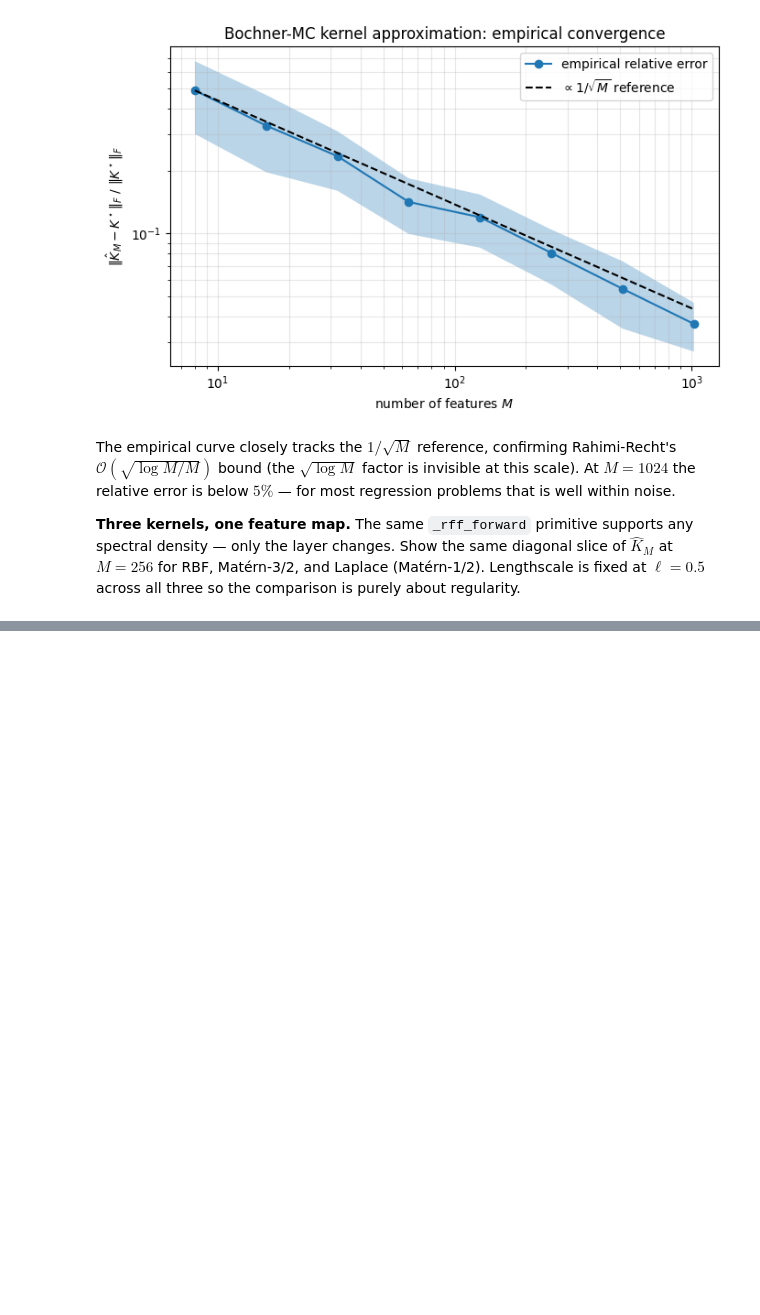
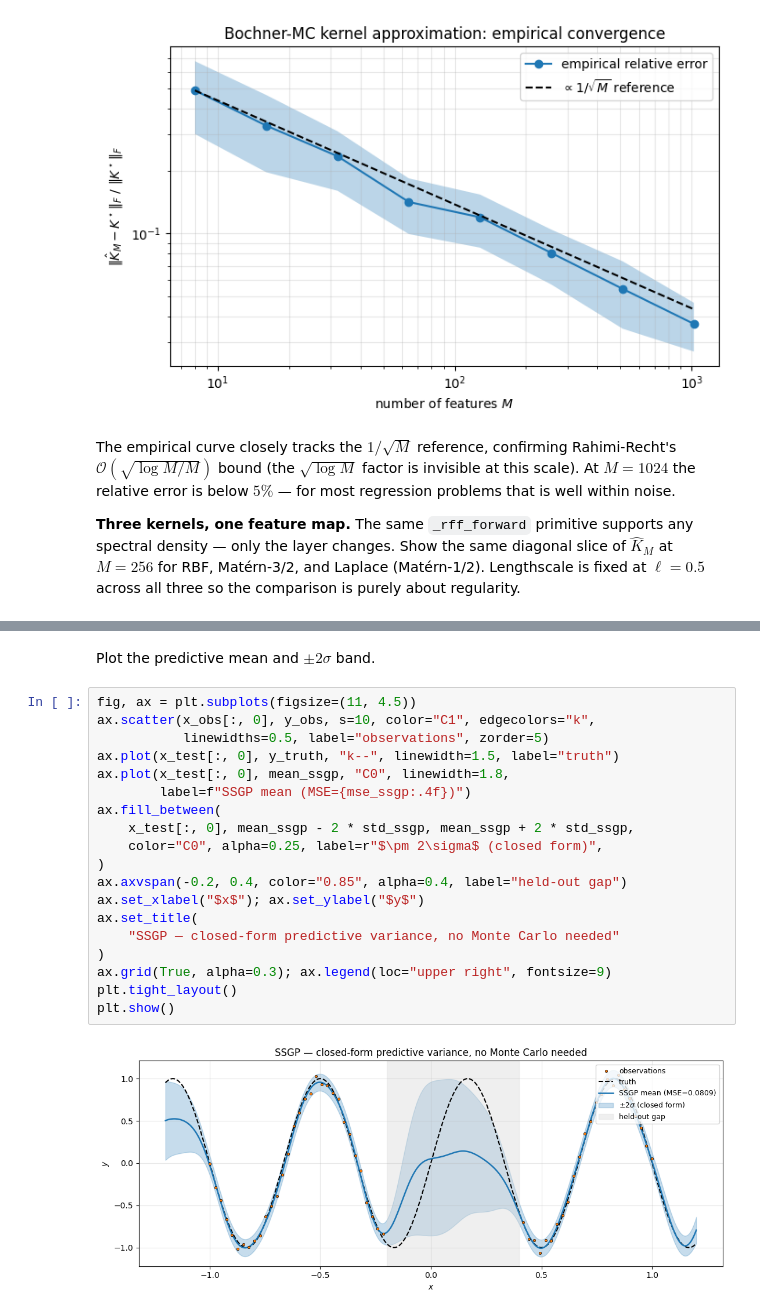
Before and after one commit to jejjohnson/pyrox, a Jupyter notebook: docs/notebooks/random_fourier_features.ipynb, the cells around one changed output, grey strips where cells are left out. Drawn from its saved outputs; the diff is of its cells as text; blank space fills up the shorter version.

```diff
--- a/docs/notebooks/random_fourier_features.ipynb
+++ b/docs/notebooks/random_fourier_features.ipynb
@@ -997,0 +667,23 @@ The grey individual-member traces are the SSGP draws — each is a finite-featur
+# %% [markdown]
+Plot the predictive mean and $\pm 2\sigma$ band.
+# %%
+fig, ax = plt.subplots(figsize=(11, 4.5))
+ax.scatter(x_obs[:, 0], y_obs, s=10, color="C1", edgecolors="k",
+           linewidths=0.5, label="observations", zorder=5)
+ax.plot(x_test[:, 0], y_truth, "k--", linewidth=1.5, label="truth")
+ax.plot(x_test[:, 0], mean_ssgp, "C0", linewidth=1.8,
+        label=f"SSGP mean (MSE={mse_ssgp:.4f})")
+ax.fill_between(
+    x_test[:, 0], mean_ssgp - 2 * std_ssgp, mean_ssgp + 2 * std_ssgp,
+    color="C0", alpha=0.25, label=r"$\pm 2\sigma$ (closed form)",
+)
+ax.axvspan(-0.2, 0.4, color="0.85", alpha=0.4, label="held-out gap")
+ax.set_xlabel("$x$"); ax.set_ylabel("$y$")
+ax.set_title(
+    "SSGP — closed-form predictive variance, no Monte Carlo needed"
+)
+ax.grid(True, alpha=0.3); ax.legend(loc="upper right", fontsize=9)
+plt.tight_layout()
+plt.show()
+# %% [output]
+[figure, added]
```
Also changed, not shown: parts of 57 cells of this notebook, 1 other file.
